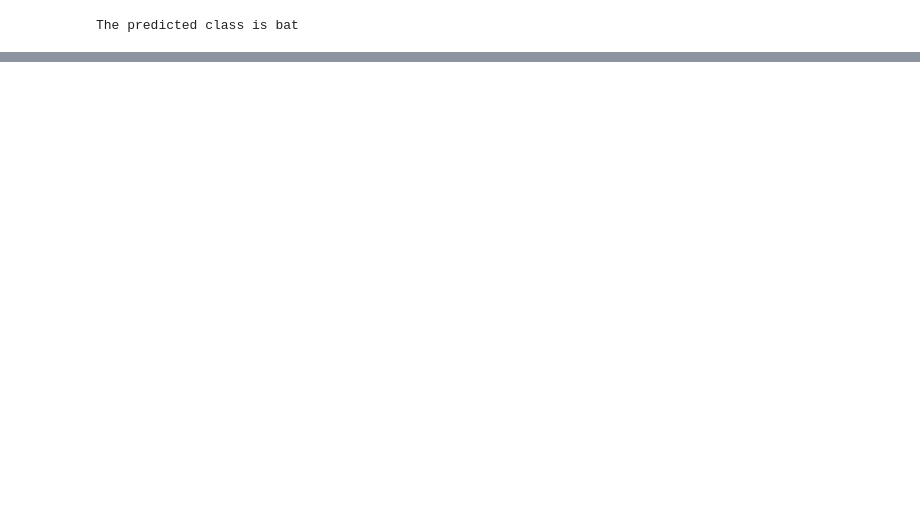
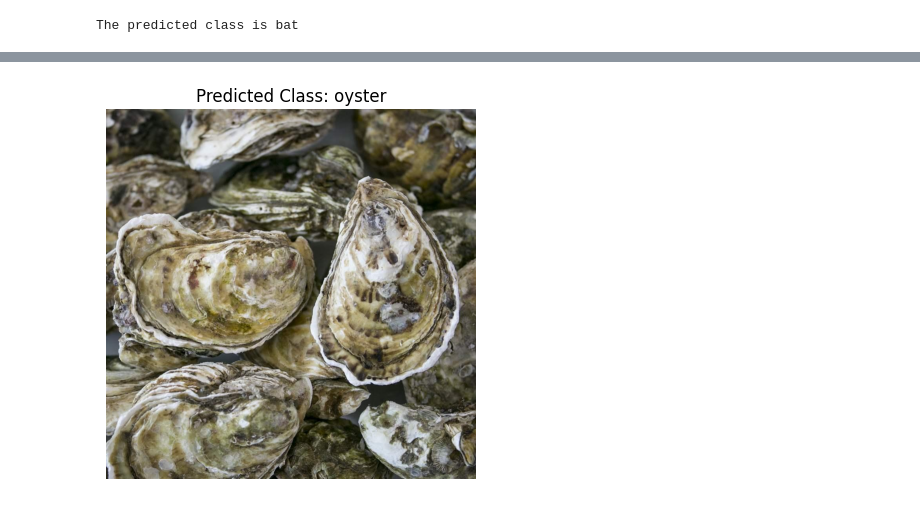
Before and after one commit to Suvid-Singhal/Binary-Classification, a Jupyter notebook: Task.ipynb, the cells around one changed output, grey strips where cells are left out. Saved outputs shown, nothing was run; the diff lists cells and outputs as text; code cells hidden in the pictures; blank space fills up the shorter version.

```diff
--- a/Task.ipynb
+++ b/Task.ipynb
@@ -206,0 +573,58 @@ The predicted class is bat
+# %%
+#Predicting
+
+import torch
+import torchvision.transforms as transforms
+from PIL import Image
+import matplotlib.pyplot as plt
+
+# Load the trained model
+model = torchvision.models.alexnet(pretrained=True)  # Replace YourModelClass with the actual class of your model
+num_features = model.classifier[6].in_features
+model.classifier[6] = torch.nn.Linear(num_features, 5)  # Assuming binary classification (5 output classes)
+
+# Load the saved state dictionary
+state_dict = torch.load('alexnet_pretrained_5_class_fold_1.pth')
+
+# Remove the 'module.' prefix if present (for loading from a DataParallel model)
+if 'module.' in list(state_dict.keys())[0]:
+    state_dict = {k[7:]: v for k, v in state_dict.items()}
+
+# Load the state dictionary into the model
+model.load_state_dict(state_dict)
+
+# Set the model to evaluation mode
+model.eval()
+
+# Define transforms for preprocessing the image
+transform = transforms.Compose([
+    transforms.Resize((224, 224)),
+    transforms.ToTensor(),
+    transforms.Normalize(mean=[0.485, 0.456, 0.406], std=[0.229, 0.224, 0.225]),
+])
+
+# Load and preprocess the image
+image_path = 'C:\\Users\\suvid\\Desktop\\oyster2.jpg'  # Replace with the path to your image
+image = Image.open(image_path)
+image = image.convert("RGB")
+
+image_tensor = transform(image)
+image_tensor = image_tensor.unsqueeze(0)  # Add batch dimension
+
+# Perform prediction
+with torch.no_grad():
+    outputs = model(image_tensor)
+    _, predicted = torch.max(outputs, 1)
+    predicted_class = predicted.item()
+
+# Get class label
+class_labels = ["cat", "cow", "octopus", "oyster","panda"]  # Replace with your actual class labels
+predicted_label = class_labels[predicted_class]
+
+# Visualize the image and prediction
+plt.imshow(image)
+plt.title(f'Predicted Class: {predicted_label}')
+plt.axis('off')
+plt.show()
+# %% [output]
+[figure, added]
```
Also changed, not shown: parts of 21 cells of this notebook.
